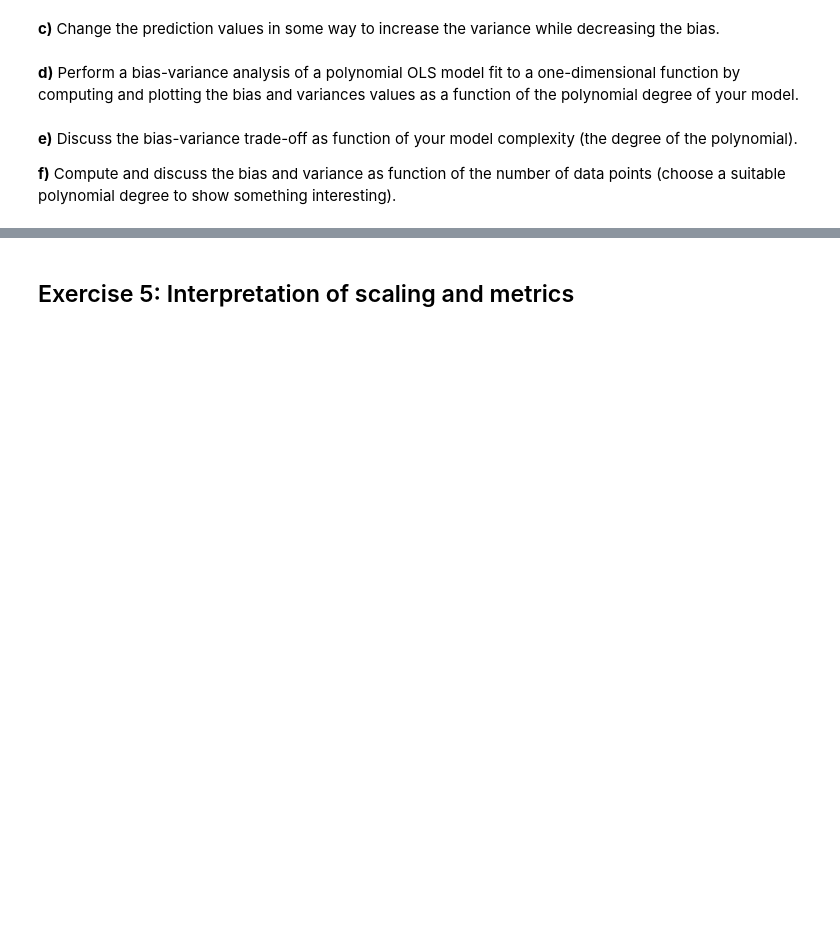
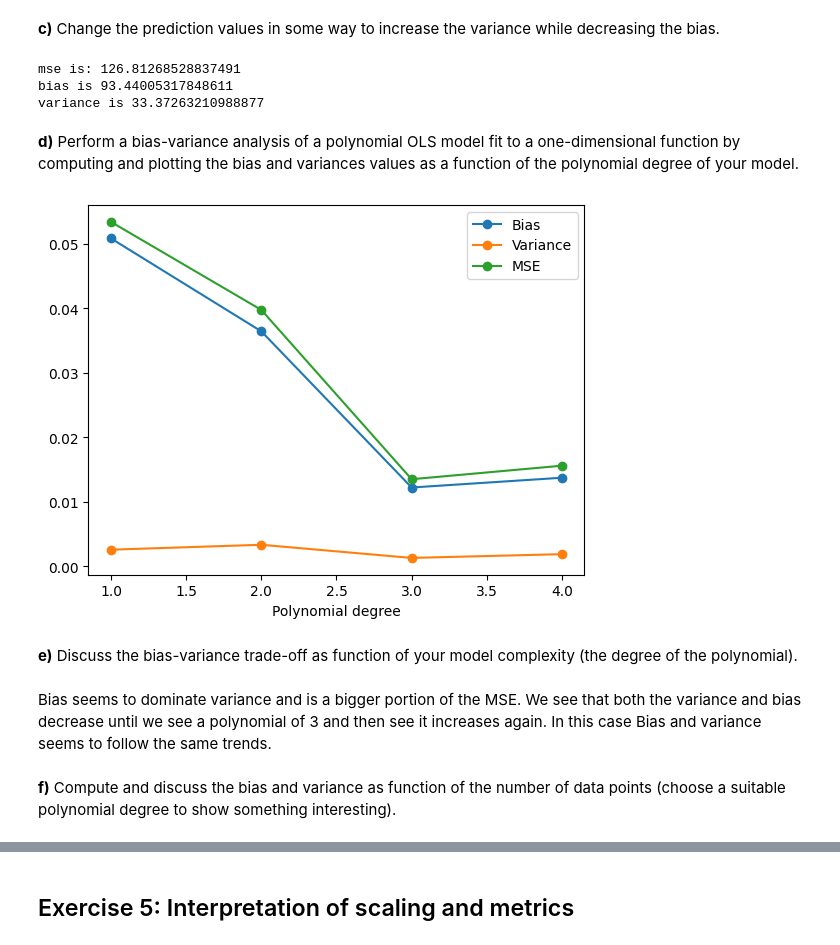
Before and after one commit to Bror1n/FYS-STK3155, a Jupyter notebook: doc/LectureNotes/exercisesweek38.ipynb, the cells around one changed output, grey strips where cells are left out. Cells and saved outputs as stored; diff of their text form; code cells hidden in the pictures; blank space fills up the shorter version.

```diff
--- a/doc/LectureNotes/exercisesweek38.ipynb
+++ b/doc/LectureNotes/exercisesweek38.ipynb
@@ -357,5 +375,27 @@ variance = ((predictions**2).mean(axis=0)-mean_pred**2).mean()
 # %% [markdown]
 **c)** Change the prediction values in some way to increase the variance while decreasing the bias.
+# %%
+import numpy as np
+
+n = 100
+bootstraps = 1000
+
+predictions = np.random.rand(bootstraps, n) * 20 + 0.1 # Here we did the same as the previous task, but did it with the other terms
+targets = np.random.rand(1, n)
+
+mean_pred = predictions.mean(axis=0)
+
+mse = ((predictions-targets)**2).mean()
+bias = ((targets-mean_pred)**2).mean()
+variance = ((predictions**2).mean(axis=0)-mean_pred**2).mean()
+
+print("mse is:",mse)
+print("bias is",bias)
+print("variance is",variance)
+# %% [output]
+mse is: 126.81268528837491
+bias is 93.44005317848611
+variance is 33.37263210988877
 # %% [markdown]
 **d)** Perform a bias-variance analysis of a polynomial OLS model fit to a one-dimensional function by computing and plotting the bias and variances values as a function of the polynomial degree of your model.
 # %%
@@ -400,4 +467,15 @@ mses = []
+# %%
+plt.plot(range(1,5),biases,marker="o",label="Bias")
+plt.plot(range(1,5),variances,marker="o",label="Variance")
+plt.plot(range(1,5),mses,marker="o",label="MSE")
+plt.xlabel("Polynomial degree")
+plt.legend()
+plt.show()
+# %% [output]
+[figure, added]
+# %% [markdown]
+**e)** Discuss the bias-variance trade-off as function of your model complexity (the degree of the polynomial).
+# %% [markdown]
+Bias seems to dominate variance and is a bigger portion of the MSE. We see that both the variance and bias decrease until we see a polynomial of 3 and then see it increases again. In this case Bias and variance seems to follow the same trends.
 # %% [markdown]
-**e)** Discuss the bias-variance trade-off as function of your model complexity (the degree of the polynomial).
-
 **f)** Compute and discuss the bias and variance as function of the number of data points (choose a suitable polynomial degree to show something interesting).
```
Also changed, not shown: parts of 8 cells of this notebook, 1 other file.
